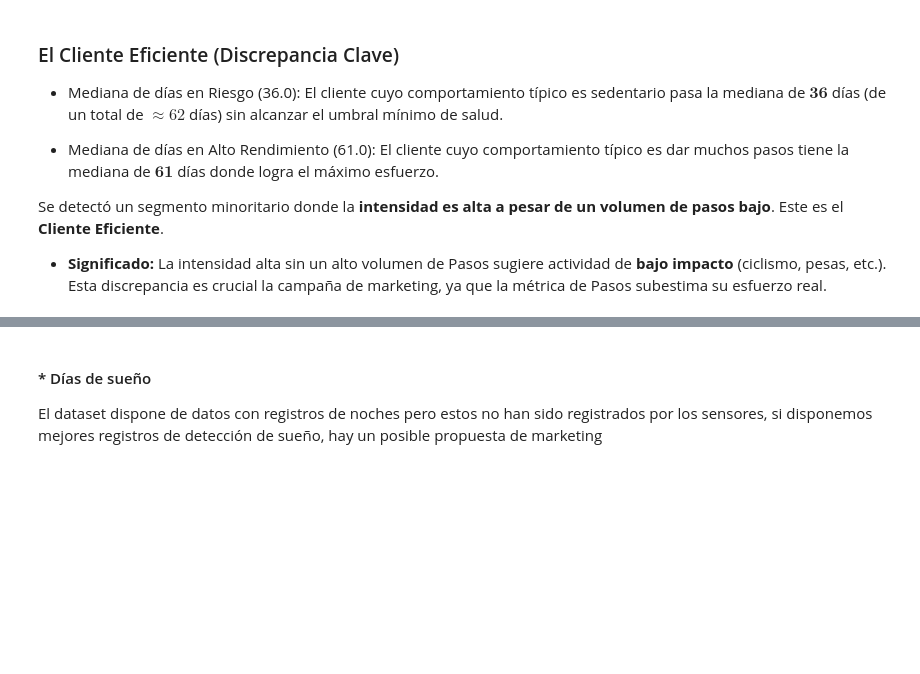
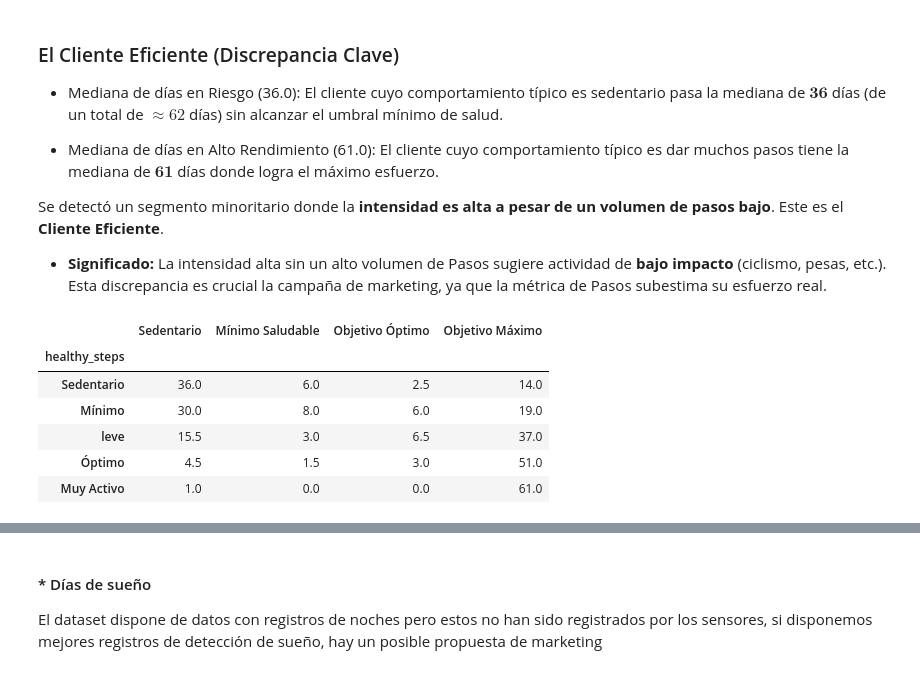
Before and after one commit to MauricioVrx/Bellabeat-Strategic-Segmentation-Analysis, a Jupyter notebook: FitBit_data_analyst.ipynb, the cells around one changed output, grey strips where cells are left out. Cells and saved outputs as stored; diff of their text form; code cells hidden in the pictures; blank space fills up the shorter version.

```diff
--- a/FitBit_data_analyst.ipynb
+++ b/FitBit_data_analyst.ipynb
@@ -464,13 +451,20 @@ Se detectó un segmento minoritario donde la **intensidad es alta a pesar de un
 
 * **Significado:** La intensidad alta sin un alto volumen de Pasos sugiere actividad de **bajo impacto** (ciclismo, pesas, etc.). Esta discrepancia es crucial la campaña de marketing, ya que la métrica de Pasos subestima su esfuerzo real.
 # %%
-intensities_columns =  ['Flag_Meets_Less_Min_Goal', 'Flag_Meets_Min_Health' , 'Flag_Meets_Optimal_Goal' , 'Flag_Meets_Best_Goal'   ]
-df_steps_intensities = user_activity.groupby('healthy_steps', observed=True).agg(
+intensities_columns =  LI_INTENSITY_GOAL_NAMES
+df_median_steps_intensities = user_activity.groupby('healthy_steps', observed=True).agg(
     {col: 'median' for col in intensities_columns}
 )
-df_steps_intensities
-
-###
+df_median_steps_intensities.columns = LI_INTENSITY_NAMES_ESP
+df_median_steps_intensities
+# %% [output]
+|  | Sedentario | Mínimo Saludable | Objetivo Óptimo | Objetivo Máximo |
+| healthy_steps |  |  |  |  |
+| Sedentario | 36.0 | 6.0 | 2.5 | 14.0 |
+| Mínimo | 30.0 | 8.0 | 6.0 | 19.0 |
+| leve | 15.5 | 3.0 | 6.5 | 37.0 |
+| Óptimo | 4.5 | 1.5 | 3.0 | 51.0 |
+| Muy Activo | 1.0 | 0.0 | 0.0 | 61.0 |
 # %% [markdown]
 ### - Cuantificación del Impacto: Volumen Total de Días por Segmento
 
```
Also changed, not shown: parts of 32 cells of this notebook.
